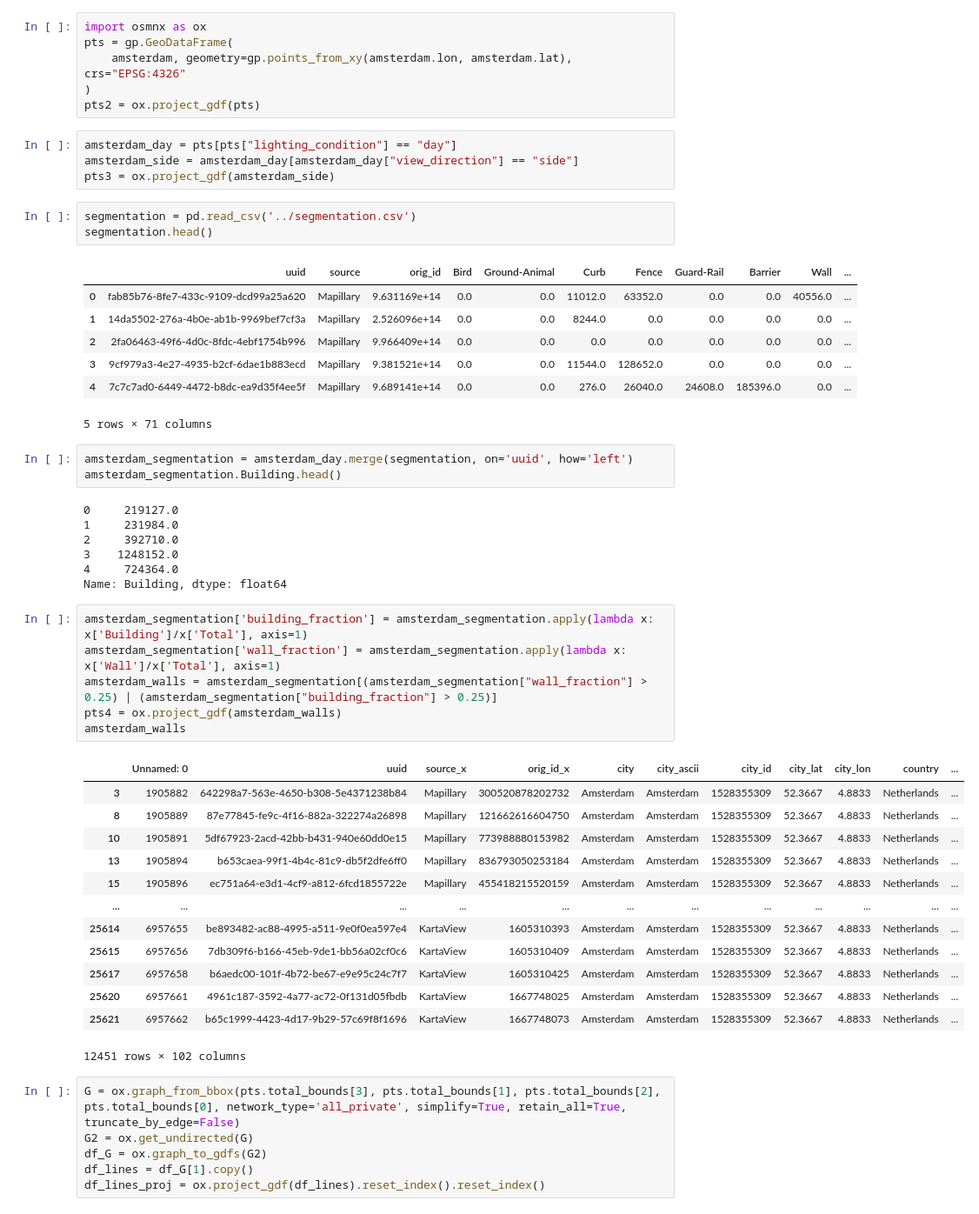
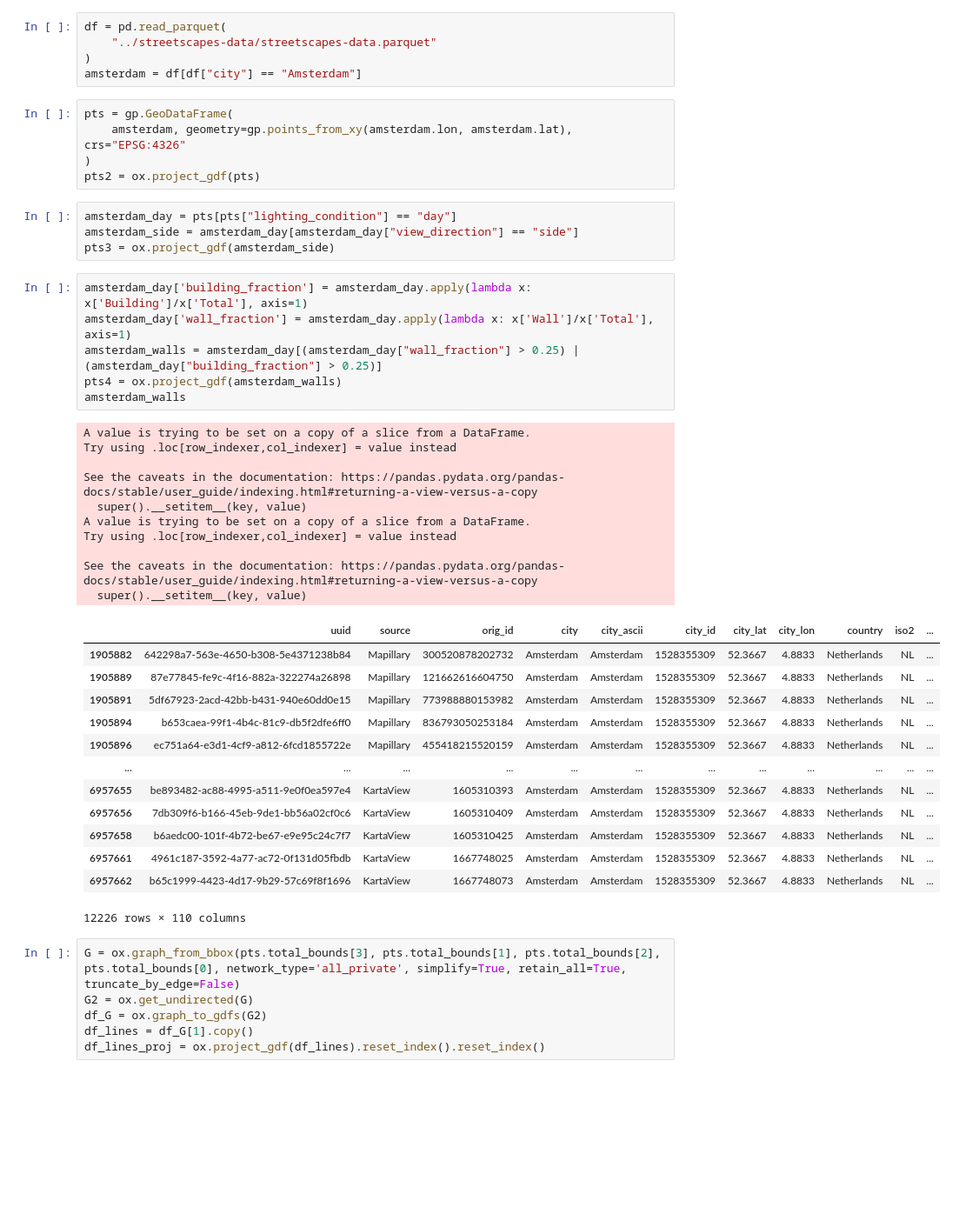
Before and after one commit to Urban-M4/streetscapes, a Jupyter notebook: plot-amsterdam.ipynb, the cells around one changed output. Shown at 87% size. Saved outputs shown, nothing was run; the diff lists cells and outputs as text; blank space fills up the shorter version.

Commit message:
Use parquet file rather than merging csvs.

```diff
--- a/plot-amsterdam.ipynb
+++ b/plot-amsterdam.ipynb
@@ -48,5 +8,9 @@ amsterdam = amsterdam.merge(df_contextual, on=["uuid", "source", "orig_id"])
+# %%
+df = pd.read_parquet(
+    "../streetscapes-data/streetscapes-data.parquet"
+)
+amsterdam = df[df["city"] == "Amsterdam"]
 # %%
-import osmnx as ox
 pts = gp.GeoDataFrame(
     amsterdam, geometry=gp.points_from_xy(amsterdam.lon, amsterdam.lat), crs="EPSG:4326"
 )
@@ -55,47 +19,36 @@ pts2 = ox.project_gdf(pts)
 amsterdam_day = pts[pts["lighting_condition"] == "day"]
 amsterdam_side = amsterdam_day[amsterdam_day["view_direction"] == "side"]
 pts3 = ox.project_gdf(amsterdam_side)
-# %%
-segmentation = pd.read_csv('../segmentation.csv')
-segmentation.head()
-# %% [output]
-|  | uuid | source | orig_id | Bird | Ground-Animal | Curb | Fence | Guard-Rail | Barrier | Wall | ... |
-| 0 | fab85b76-8fe7-433c-9109-dcd99a25a620 | Mapillary | 9.631169e+14 | 0.0 | 0.0 | 11012.0 | 63352.0 | 0.0 | 0.0 | 40556.0 | ... |
-| 1 | 14da5502-276a-4b0e-ab1b-9969bef7cf3a | Mapillary | 2.526096e+14 | 0.0 | 0.0 | 8244.0 | 0.0 | 0.0 | 0.0 | 0.0 | ... |
-| 2 | 2fa06463-49f6-4d0c-8fdc-4ebf1754b996 | Mapillary | 9.966409e+14 | 0.0 | 0.0 | 0.0 | 0.0 | 0.0 | 0.0 | 0.0 | ... |
-| 3 | 9cf979a3-4e27-4935-b2cf-6dae1b883ecd | Mapillary | 9.381521e+14 | 0.0 | 0.0 | 11544.0 | 128652.0 | 0.0 | 0.0 | 0.0 | ... |
-| 4 | 7c7c7ad0-6449-4472-b8dc-ea9d35f4ee5f | Mapillary | 9.689141e+14 | 0.0 | 0.0 | 276.0 | 26040.0 | 24608.0 | 185396.0 | 0.0 | ... |
-5 rows × 71 columns
-# %%
-amsterdam_segmentation = amsterdam_day.merge(segmentation, on='uuid', how='left')
-amsterdam_segmentation.Building.head()
-# %% [output]
-0     219127.0
-1     231984.0
-2     392710.0
-3    1248152.0
-4     724364.0
-Name: Building, dtype: float64
 # %%
-amsterdam_segmentation['building_fraction'] = amsterdam_segmentation.apply(lambda x: x['Building']/x['Total'], axis=1)
-amsterdam_segmentation['wall_fraction'] = amsterdam_segmentation.apply(lambda x: x['Wall']/x['Total'], axis=1)
-amsterdam_walls = amsterdam_segmentation[(amsterdam_segmentation["wall_fraction"] > 0.25) | (amsterdam_segmentation["building_fraction"] > 0.25)]
+amsterdam_day['building_fraction'] = amsterdam_day.apply(lambda x: x['Building']/x['Total'], axis=1)
+amsterdam_day['wall_fraction'] = amsterdam_day.apply(lambda x: x['Wall']/x['Total'], axis=1)
+amsterdam_walls = amsterdam_day[(amsterdam_day["wall_fraction"] > 0.25) | (amsterdam_day["building_fraction"] > 0.25)]
 pts4 = ox.project_gdf(amsterdam_walls)
 amsterdam_walls
 # %% [output]
+A value is trying to be set on a copy of a slice from a DataFrame.
+Try using .loc[row_indexer,col_indexer] = value instead
+
+See the caveats in the documentation: https://pandas.pydata.org/pandas-docs/stable/user_guide/indexing.html#returning-a-view-versus-a-copy
+  super().__setitem__(key, value)
+A value is trying to be set on a copy of a slice from a DataFrame.
+Try using .loc[row_indexer,col_indexer] = value instead
+
+See the caveats in the documentation: https://pandas.pydata.org/pandas-docs/stable/user_guide/indexing.html#returning-a-view-versus-a-copy
+  super().__setitem__(key, value)
-|  | Unnamed: 0 | uuid | source_x | orig_id_x | city | city_ascii | city_id | city_lat | city_lon | country | ... |
-| 3 | 1905882 | 642298a7-563e-4650-b308-5e4371238b84 | Mapillary | 300520878202732 | Amsterdam | Amsterdam | 1528355309 | 52.3667 | 4.8833 | Netherlands | ... |
-| 8 | 1905889 | 87e77845-fe9c-4f16-882a-322274a26898 | Mapillary | 121662616604750 | Amsterdam | Amsterdam | 1528355309 | 52.3667 | 4.8833 | Netherlands | ... |
-| 10 | 1905891 | 5df67923-2acd-42bb-b431-940e60dd0e15 | Mapillary | 773988880153982 | Amsterdam | Amsterdam | 1528355309 | 52.3667 | 4.8833 | Netherlands | ... |
-| 13 | 1905894 | b653caea-99f1-4b4c-81c9-db5f2dfe6ff0 | Mapillary | 836793050253184 | Amsterdam | Amsterdam | 1528355309 | 52.3667 | 4.8833 | Netherlands | ... |
-| 15 | 1905896 | ec751a64-e3d1-4cf9-a812-6fcd1855722e | Mapillary | 455418215520159 | Amsterdam | Amsterdam | 1528355309 | 52.3667 | 4.8833 | Netherlands | ... |
+|  | uuid | source | orig_id | city | city_ascii | city_id | city_lat | city_lon | country | iso2 | ... |
+| 1905882 | 642298a7-563e-4650-b308-5e4371238b84 | Mapillary | 300520878202732 | Amsterdam | Amsterdam | 1528355309 | 52.3667 | 4.8833 | Netherlands | NL | ... |
+| 1905889 | 87e77845-fe9c-4f16-882a-322274a26898 | Mapillary | 121662616604750 | Amsterdam | Amsterdam | 1528355309 | 52.3667 | 4.8833 | Netherlands | NL | ... |
+| 1905891 | 5df67923-2acd-42bb-b431-940e60dd0e15 | Mapillary | 773988880153982 | Amsterdam | Amsterdam | 1528355309 | 52.3667 | 4.8833 | Netherlands | NL | ... |
+| 1905894 | b653caea-99f1-4b4c-81c9-db5f2dfe6ff0 | Mapillary | 836793050253184 | Amsterdam | Amsterdam | 1528355309 | 52.3667 | 4.8833 | Netherlands | NL | ... |
+| 1905896 | ec751a64-e3d1-4cf9-a812-6fcd1855722e | Mapillary | 455418215520159 | Amsterdam | Amsterdam | 1528355309 | 52.3667 | 4.8833 | Netherlands | NL | ... |
 | ... | ... | ... | ... | ... | ... | ... | ... | ... | ... | ... | ... |
-| 25614 | 6957655 | be893482-ac88-4995-a511-9e0f0ea597e4 | KartaView | 1605310393 | Amsterdam | Amsterdam | 1528355309 | 52.3667 | 4.8833 | Netherlands | ... |
-| 25615 | 6957656 | 7db309f6-b166-45eb-9de1-bb56a02cf0c6 | KartaView | 1605310409 | Amsterdam | Amsterdam | 1528355309 | 52.3667 | 4.8833 | Netherlands | ... |
-| 25617 | 6957658 | b6aedc00-101f-4b72-be67-e9e95c24c7f7 | KartaView | 1605310425 | Amsterdam | Amsterdam | 1528355309 | 52.3667 | 4.8833 | Netherlands | ... |
-| 25620 | 6957661 | 4961c187-3592-4a77-ac72-0f131d05fbdb | KartaView | 1667748025 | Amsterdam | Amsterdam | 1528355309 | 52.3667 | 4.8833 | Netherlands | ... |
-| 25621 | 6957662 | b65c1999-4423-4d17-9b29-57c69f8f1696 | KartaView | 1667748073 | Amsterdam | Amsterdam | 1528355309 | 52.3667 | 4.8833 | Netherlands | ... |
+| 6957655 | be893482-ac88-4995-a511-9e0f0ea597e4 | KartaView | 1605310393 | Amsterdam | Amsterdam | 1528355309 | 52.3667 | 4.8833 | Netherlands | NL | ... |
+| 6957656 | 7db309f6-b166-45eb-9de1-bb56a02cf0c6 | KartaView | 1605310409 | Amsterdam | Amsterdam | 1528355309 | 52.3667 | 4.8833 | Netherlands | NL | ... |
+| 6957658 | b6aedc00-101f-4b72-be67-e9e95c24c7f7 | KartaView | 1605310425 | Amsterdam | Amsterdam | 1528355309 | 52.3667 | 4.8833 | Netherlands | NL | ... |
+| 6957661 | 4961c187-3592-4a77-ac72-0f131d05fbdb | KartaView | 1667748025 | Amsterdam | Amsterdam | 1528355309 | 52.3667 | 4.8833 | Netherlands | NL | ... |
+| 6957662 | b65c1999-4423-4d17-9b29-57c69f8f1696 | KartaView | 1667748073 | Amsterdam | Amsterdam | 1528355309 | 52.3667 | 4.8833 | Netherlands | NL | ... |
-12451 rows × 102 columns
+12226 rows × 110 columns
 # %%
 G = ox.graph_from_bbox(pts.total_bounds[3], pts.total_bounds[1], pts.total_bounds[2], pts.total_bounds[0], network_type='all_private', simplify=True, retain_all=True, truncate_by_edge=False)
 G2 = ox.get_undirected(G)
```
Also changed, not shown: parts of 5 cells of this notebook.
